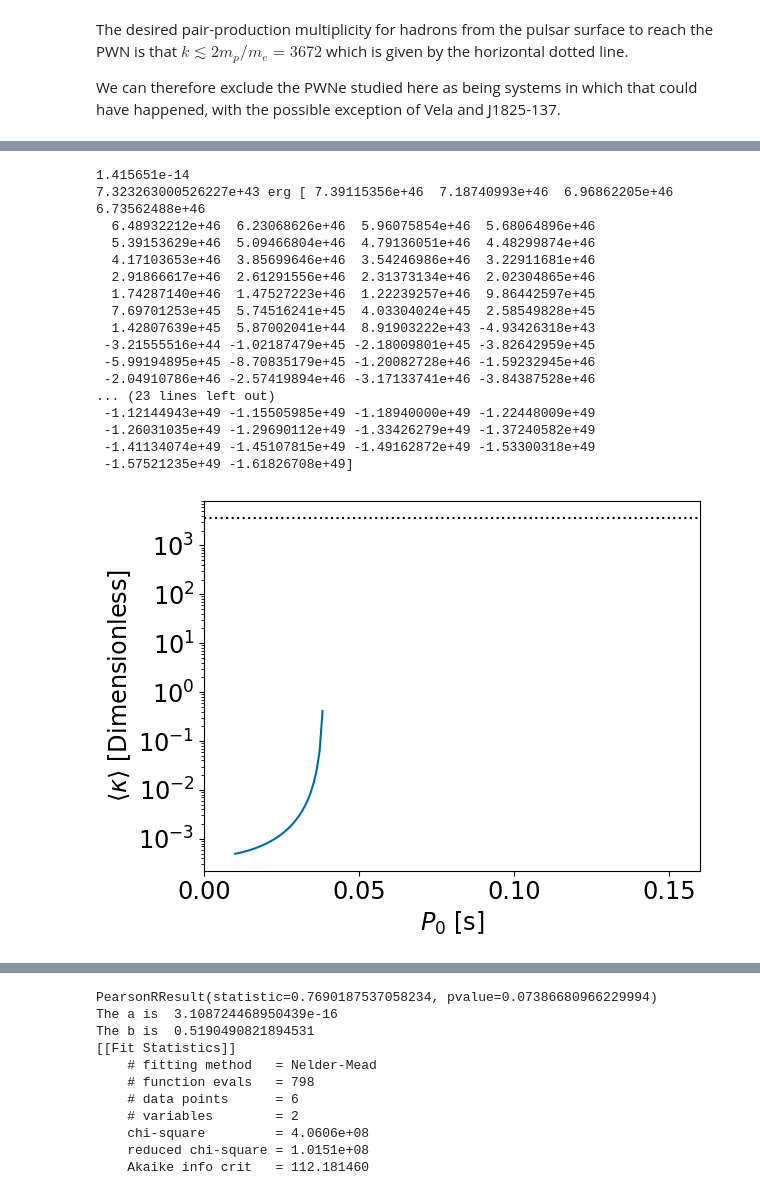
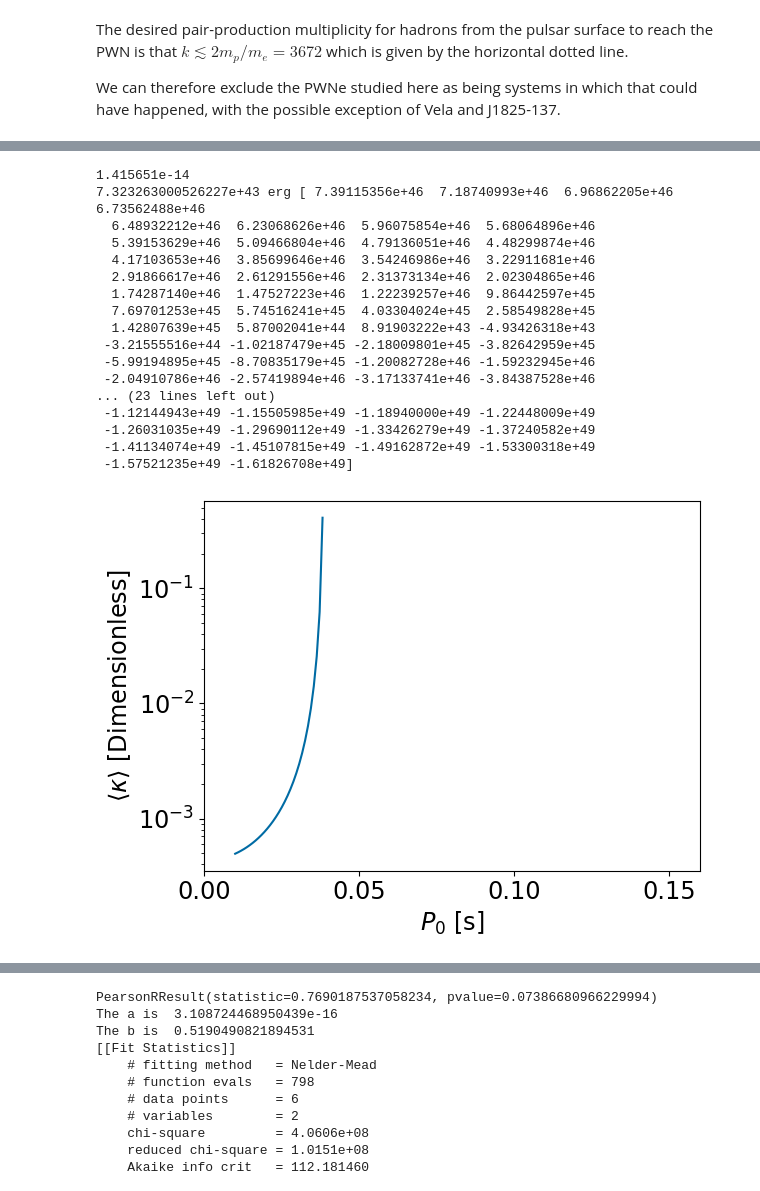
Before and after one commit to STSpencer/psrprops, a Jupyter notebook: PSR_PWN_Testing_giacintiedot.ipynb, the cells around one changed output, grey strips where cells are left out. Saved outputs shown, nothing was run; the diff lists cells and outputs as text; code cells hidden in the pictures.

```diff
--- a/PSR_PWN_Testing_giacintiedot.ipynb
+++ b/PSR_PWN_Testing_giacintiedot.ipynb
@@ -903,35 +903,35 @@ ngj_p0 = calc_ngj(edot[i],tau_p0)
 print(nel,ngj_p0)
 
 k_p0 = nel / (2.*ngj_p0)
 mask = test_p0 < period_atnf[i]*u.s
 plt.plot(test_p0[mask],k_p0[mask],label=atnf_names[i])
 plt.semilogy()
 #plt.ylim(100.,1e8)
 plt.xlim(0.0,0.16)
 plt.ylabel(r"$\langle \kappa \rangle\ \mathrm{[Dimensionless]}$")
 plt.xlabel("$P_0\ \mathrm{[s]}$")
-plt.axhline(y=2*c.m_p/c.m_e,color='k',linestyle=':')
+#plt.axhline(y=2*c.m_p/c.m_e,color='k',linestyle=':')
 np.savetxt('J1849x.txt',test_p0[mask].value)
 np.savetxt('J1849y.txt',k_p0[mask].value)
 # %% [output]
 1.415651e-14
 7.323263000526227e+43 erg [ 7.39115356e+46  7.18740993e+46  6.96862205e+46  6.73562488e+46
   6.48932212e+46  6.23068626e+46  5.96075854e+46  5.68064896e+46
   5.39153629e+46  5.09466804e+46  4.79136051e+46  4.48299874e+46
   4.17103653e+46  3.85699646e+46  3.54246986e+46  3.22911681e+46
   2.91866617e+46  2.61291556e+46  2.31373134e+46  2.02304865e+46
   1.74287140e+46  1.47527223e+46  1.22239257e+46  9.86442597e+45
   7.69701253e+45  5.74516241e+45  4.03304024e+45  2.58549828e+45
   1.42807639e+45  5.87002041e+44  8.91903222e+43 -4.93426318e+43
  -3.21555516e+44 -1.02187479e+45 -2.18009801e+45 -3.82642959e+45
  -5.99194895e+45 -8.70835179e+45 -1.20082728e+46 -1.59232945e+46
  -2.04910786e+46 -2.57419894e+46 -3.17133741e+46 -3.84387528e+46
 ... (23 lines left out)
  -1.12144943e+49 -1.15505985e+49 -1.18940000e+49 -1.22448009e+49
  -1.26031035e+49 -1.29690112e+49 -1.33426279e+49 -1.37240582e+49
  -1.41134074e+49 -1.45107815e+49 -1.49162872e+49 -1.53300318e+49
  -1.57521235e+49 -1.61826708e+49]
-[figure, old version]
+[figure, new version]
 # %%
 #J1825-137
 
```
Also changed, not shown: parts of 13 cells of this notebook.
